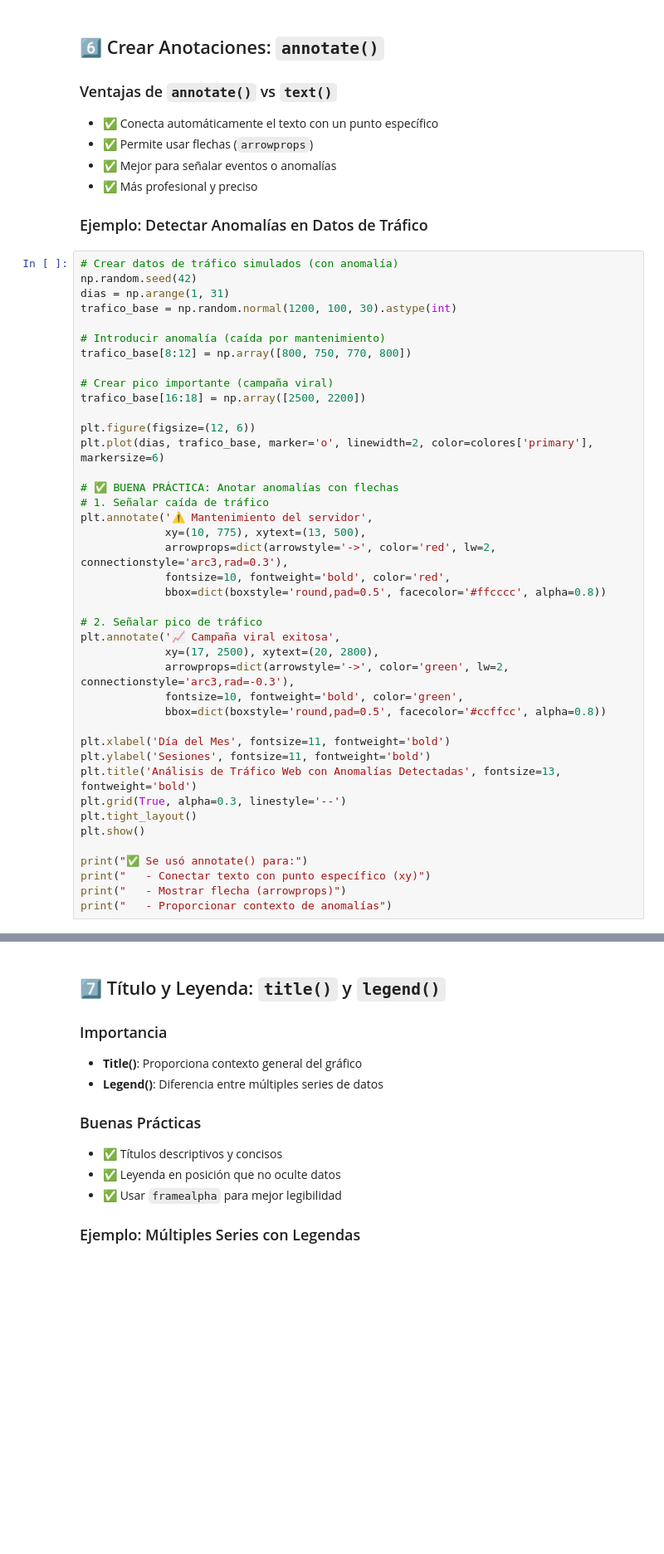
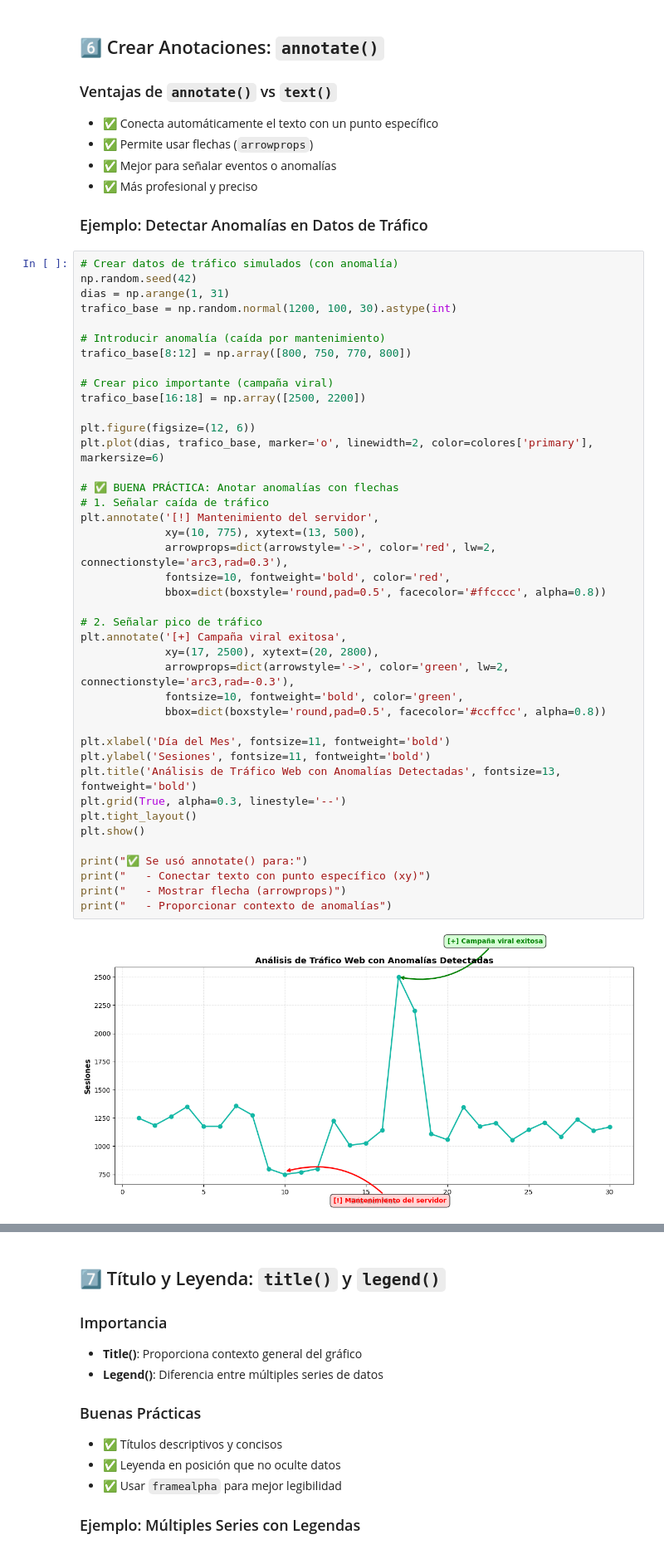
Before and after one commit to MiyoBran/Alura-ONE-G9, a Jupyter notebook: formacion-Aprendiendo-a-hacer-ETL-G9-ONE/07-ia-aplicada-ciencia-datos-uso-ia-construccion-visualizacion-datos/ETL_07_Elementos_Matplotlib.ipynb, the cells around one changed output, grey strips where cells are left out. Shown at 83% size. Saved outputs shown, nothing was run; the diff lists cells and outputs as text; blank space fills up the shorter version.

```diff
--- a/formacion-Aprendiendo-a-hacer-ETL-G9-ONE/07-ia-aplicada-ciencia-datos-uso-ia-construccion-visualizacion-datos/ETL_07_Elementos_Matplotlib.ipynb
+++ b/formacion-Aprendiendo-a-hacer-ETL-G9-ONE/07-ia-aplicada-ciencia-datos-uso-ia-construccion-visualizacion-datos/ETL_07_Elementos_Matplotlib.ipynb
@@ -268,32 +284,34 @@ trafico_base[8:12] = np.array([800, 750, 770, 800])
 # Crear pico importante (campaña viral)
 trafico_base[16:18] = np.array([2500, 2200])
 
 plt.figure(figsize=(12, 6))
 plt.plot(dias, trafico_base, marker='o', linewidth=2, color=colores['primary'], markersize=6)
 
 # ✅ BUENA PRÁCTICA: Anotar anomalías con flechas
 # 1. Señalar caída de tráfico
-plt.annotate('⚠️ Mantenimiento del servidor',
+plt.annotate('[!] Mantenimiento del servidor',
              xy=(10, 775), xytext=(13, 500),
              arrowprops=dict(arrowstyle='->', color='red', lw=2, connectionstyle='arc3,rad=0.3'),
              fontsize=10, fontweight='bold', color='red',
              bbox=dict(boxstyle='round,pad=0.5', facecolor='#ffcccc', alpha=0.8))
 
 # 2. Señalar pico de tráfico
-plt.annotate('📈 Campaña viral exitosa',
+plt.annotate('[+] Campaña viral exitosa',
              xy=(17, 2500), xytext=(20, 2800),
              arrowprops=dict(arrowstyle='->', color='green', lw=2, connectionstyle='arc3,rad=-0.3'),
              fontsize=10, fontweight='bold', color='green',
              bbox=dict(boxstyle='round,pad=0.5', facecolor='#ccffcc', alpha=0.8))
 
 plt.xlabel('Día del Mes', fontsize=11, fontweight='bold')
 plt.ylabel('Sesiones', fontsize=11, fontweight='bold')
 plt.title('Análisis de Tráfico Web con Anomalías Detectadas', fontsize=13, fontweight='bold')
 plt.grid(True, alpha=0.3, linestyle='--')
 plt.tight_layout()
 plt.show()
 
 print("✅ Se usó annotate() para:")
 print("   - Conectar texto con punto específico (xy)")
 print("   - Mostrar flecha (arrowprops)")
 print("   - Proporcionar contexto de anomalías")
+# %% [output]
+[figure, added]
```
Also changed, not shown: parts of 10 cells of this notebook.
